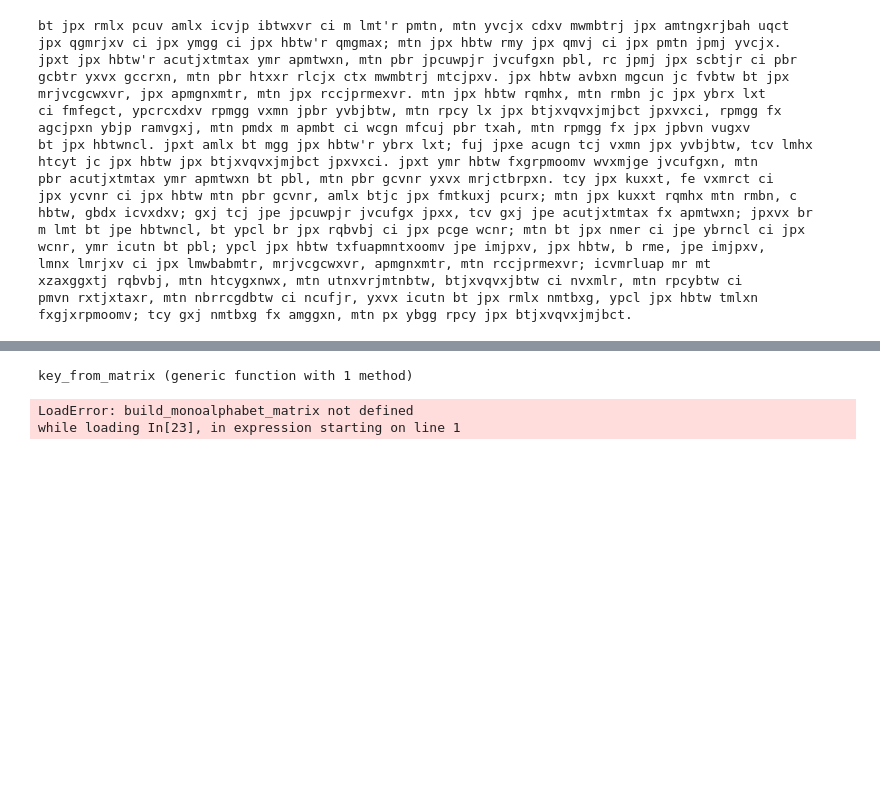
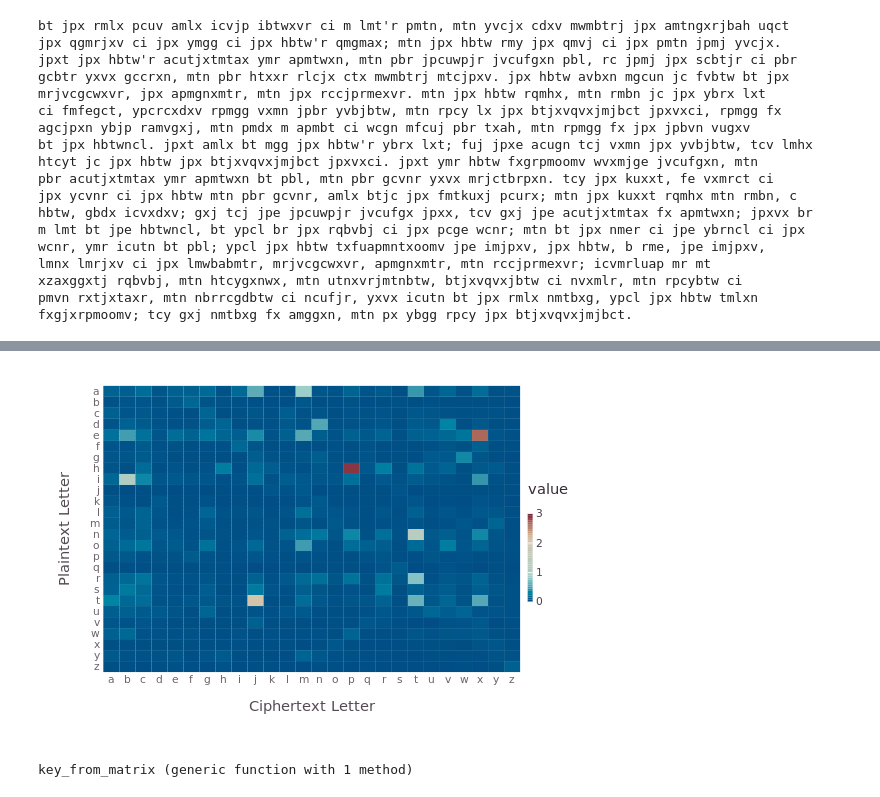
Before and after one commit to TheNeuralBit/julia-monoalphabetic-cipher, a Jupyter notebook: monoalphabetic cipher.ipynb, the cells around one changed output, grey strips where cells are left out. Cells and saved outputs as stored; diff of their text form; code cells hidden in the pictures; blank space fills up the shorter version.

```diff
--- a/monoalphabetic cipher.ipynb
+++ b/monoalphabetic cipher.ipynb
@@ -119,3 +171,9 @@ while loading In[27], in expression starting on line 42
+# %%
+ma_matrix = build_monoalphabet_matrix(plain_freq, cipher_freq);
+letters = ['a':'z'];
+spy(ma_matrix, Scale.x_discrete(labels = i->letters[i]), Scale.y_discrete(labels = i->letters[i]), Guide.xlabel("Ciphertext Letter"), Guide.ylabel("Plaintext Letter"))
+# %% [output]
+[figure, added]
 # %%
 function key_from_matrix(mat)
     rtrn = Dict();
@@ -135,9 +193,3 @@ function key_from_matrix(mat)
 end
 # %% [output]
 key_from_matrix (generic function with 1 method)
-# %%
-ma_matrix = build_monoalphabet_matrix(plain_freq, cipher_freq);
-ma_key = key_from_matrix(ma_matrix)
-# %% [output]
-LoadError: build_monoalphabet_matrix not defined
-while loading In[23], in expression starting on line 1
```
Also changed, not shown: parts of 10 cells of this notebook.
